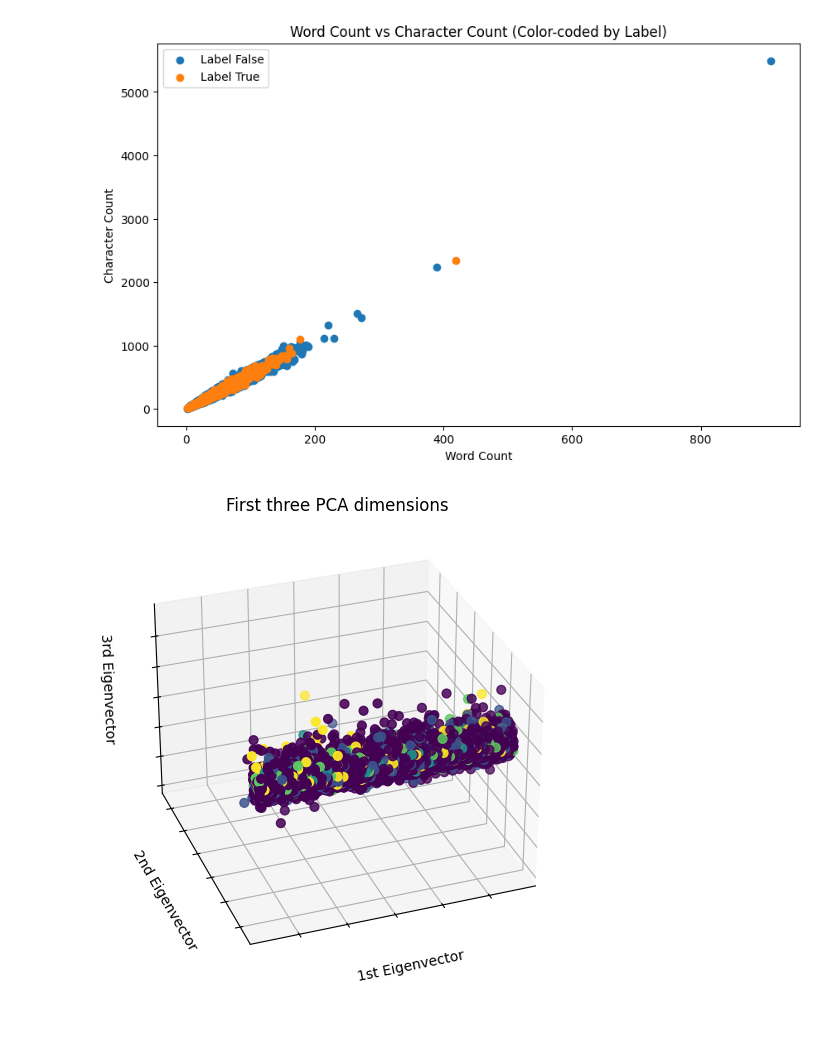
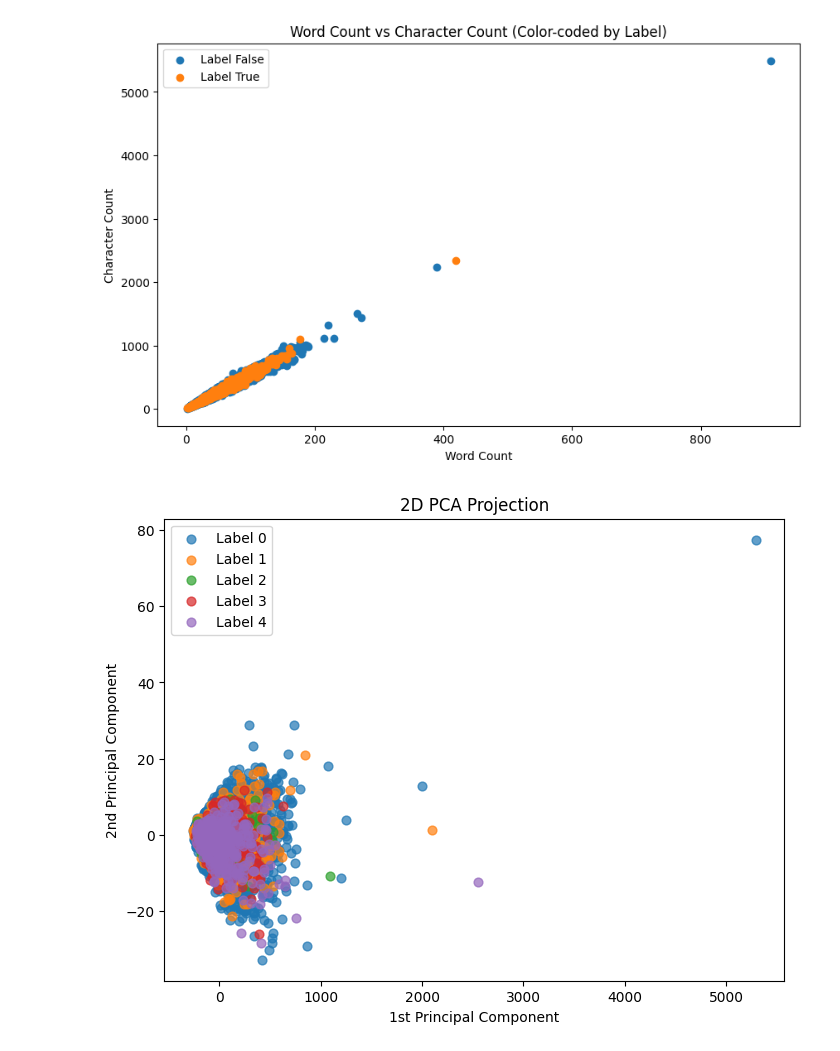
Before and after one commit to avzh1/nlp_bert_classifier, a Jupyter notebook: src/data_analysis/data_analysis.ipynb, the cells around one changed output. Drawn from its saved outputs; the diff is of its cells as text; code cells hidden in the pictures; blank space fills up the shorter version.

```diff
--- a/src/data_analysis/data_analysis.ipynb
+++ b/src/data_analysis/data_analysis.ipynb
@@ -477,32 +521,40 @@ plt.legend()
 plt.show()
 # %% [output]
 [figure]
-# %%
-# unused but required import for doing 3d projections with matplotlib < 3.2
-import mpl_toolkits.mplot3d  # noqa: F401
-
-from sklearn.decomposition import PCA
-
-fig = plt.figure(1, figsize=(8, 6))
-ax = fig.add_subplot(111, projection="3d", elev=-150, azim=110)
-
-X_reduced = PCA(n_components=2).fit_transform(words_vs_chars)
-ax.scatter(
-    X_reduced[:, 0],
-    X_reduced[:, 1],
-    # X_reduced[:, 2],
-    c=words_vs_chars.label,
-    s=40,
-)
-
-ax.set_title("First three PCA dimensions")
-ax.set_xlabel("1st Eigenvector")
-ax.xaxis.set_ticklabels([])
-ax.set_ylabel("2nd Eigenvector")
-ax.yaxis.set_ticklabels([])
-ax.set_zlabel("3rd Eigenvector")
-ax.zaxis.set_ticklabels([])
-
-plt.show()
-# %% [output]
-[figure, removed]
+# %%
+from sklearn.decomposition import PCA
+import matplotlib.pyplot as plt
+
+# Assuming words_vs_chars is your DataFrame
+# Rename the columns
+words_vs_chars.rename(columns={'text_x': 'char_count', 'text_y': 'word_count'}, inplace=True)
+
+# Perform PCA with 2 components
+X_reduced = PCA(n_components=2).fit_transform(words_vs_chars[['word_count', 'char_count']])
+
+# Plot the scatter plot in 2D with changed alpha and separate scatter plots for each label
+plt.figure(figsize=(8, 6))
+
+# Iterate through unique labels and plot each separately with a distinct label
+for label in words_vs_chars['label'].unique():
+    subset = words_vs_chars[words_vs_chars['label'] == label]
+    plt.scatter(
+        X_reduced[subset.index, 0],
+        X_reduced[subset.index, 1],
+        label=f'Label {label}',
+        alpha=0.7,  # Change the alpha value here
+        s=40
+    )
+
+# Add labels and title
+plt.title("2D PCA Projection")
+plt.xlabel("1st Principal Component")
+plt.ylabel("2nd Principal Component")
+
+# Add legend
+plt.legend()
+
+# Show the plot
+plt.show()
+# %% [output]
+[figure, added]
```
Also changed, not shown: parts of 3 cells of this notebook, 1 other file.
